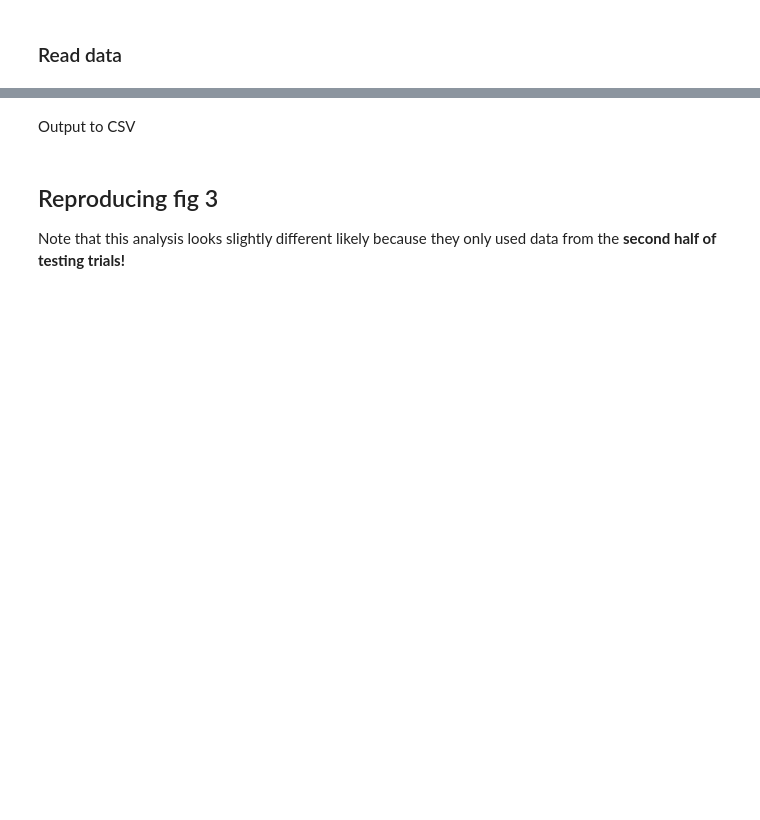
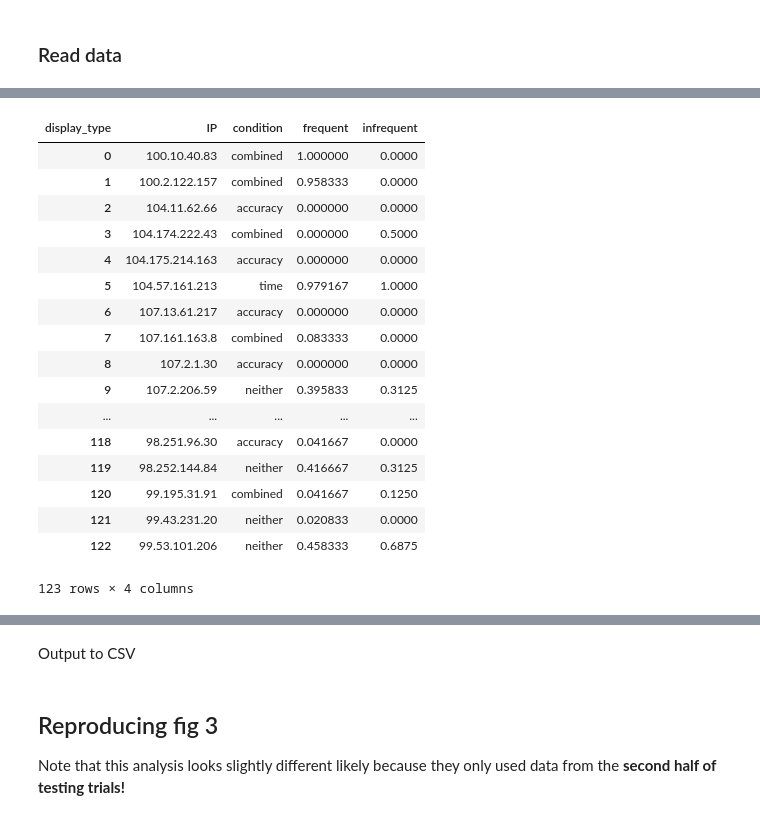
Before and after one commit to benpeloquin7/kanwal-2017-modeling, a Jupyter notebook: preprocessing/analysis.ipynb, the cells around one changed output, grey strips where cells are left out. Cells and saved outputs as stored; diff of their text form; code cells hidden in the pictures; blank space fills up the shorter version.

```diff
--- a/preprocessing/analysis.ipynb
+++ b/preprocessing/analysis.ipynb
@@ -160,4 +259,25 @@ df_agg_fig3 = df_agg \
     .query('label_type == "short"') \
     .pivot_table(values='prop', index=['IP', 'condition'], columns=['display_type']) \
     .reset_index()
+# %%
+df_agg_fig3
+# %% [output]
+| display_type | IP | condition | frequent | infrequent |
+| 0 | 100.10.40.83 | combined | 1.000000 | 0.0000 |
+| 1 | 100.2.122.157 | combined | 0.958333 | 0.0000 |
+| 2 | 104.11.62.66 | accuracy | 0.000000 | 0.0000 |
+| 3 | 104.174.222.43 | combined | 0.000000 | 0.5000 |
+| 4 | 104.175.214.163 | accuracy | 0.000000 | 0.0000 |
+| 5 | 104.57.161.213 | time | 0.979167 | 1.0000 |
+| 6 | 107.13.61.217 | accuracy | 0.000000 | 0.0000 |
+| 7 | 107.161.163.8 | combined | 0.083333 | 0.0000 |
+| 8 | 107.2.1.30 | accuracy | 0.000000 | 0.0000 |
+| 9 | 107.2.206.59 | neither | 0.395833 | 0.3125 |
+| ... | ... | ... | ... | ... |
+| 118 | 98.251.96.30 | accuracy | 0.041667 | 0.0000 |
+| 119 | 98.252.144.84 | neither | 0.416667 | 0.3125 |
+| 120 | 99.195.31.91 | combined | 0.041667 | 0.1250 |
+| 121 | 99.43.231.20 | neither | 0.020833 | 0.0000 |
+| 122 | 99.53.101.206 | neither | 0.458333 | 0.6875 |
+123 rows × 4 columns
 # %%
```
Also changed, not shown: parts of 21 cells of this notebook, 3 other files.
